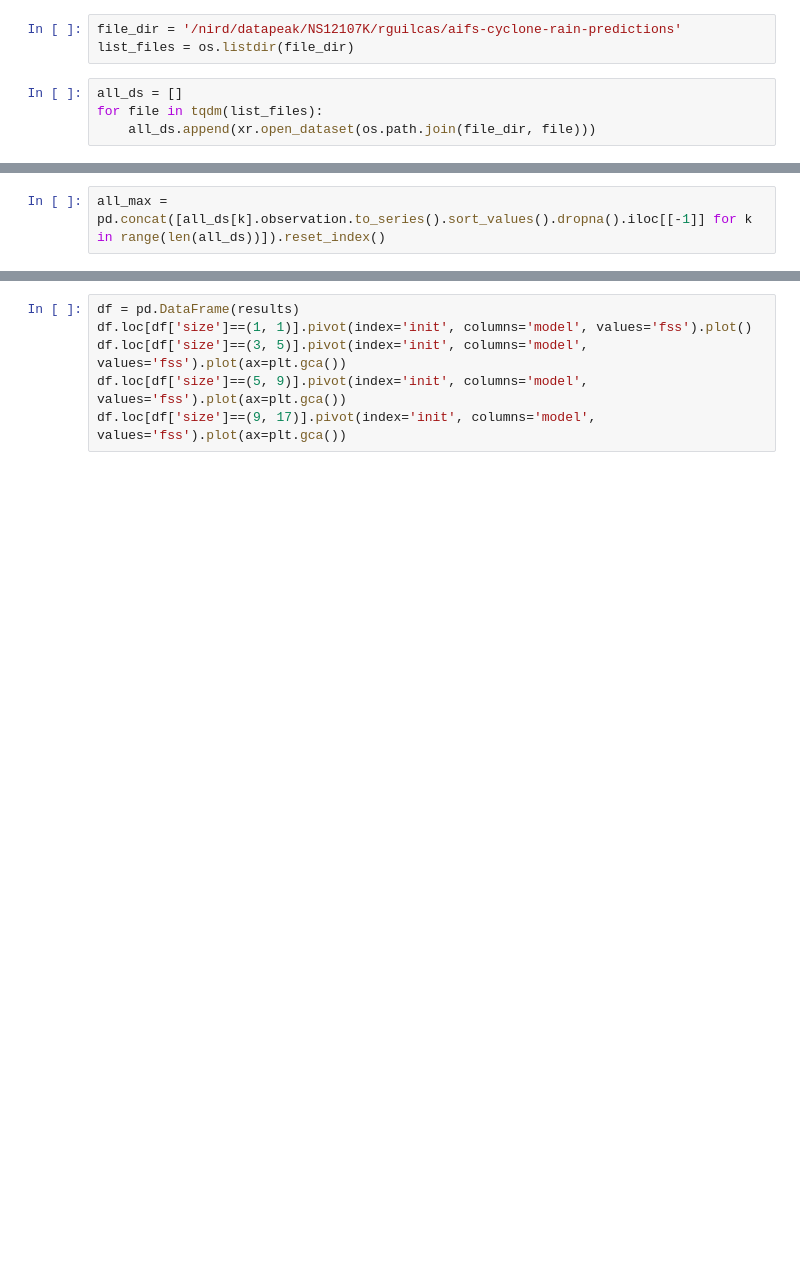
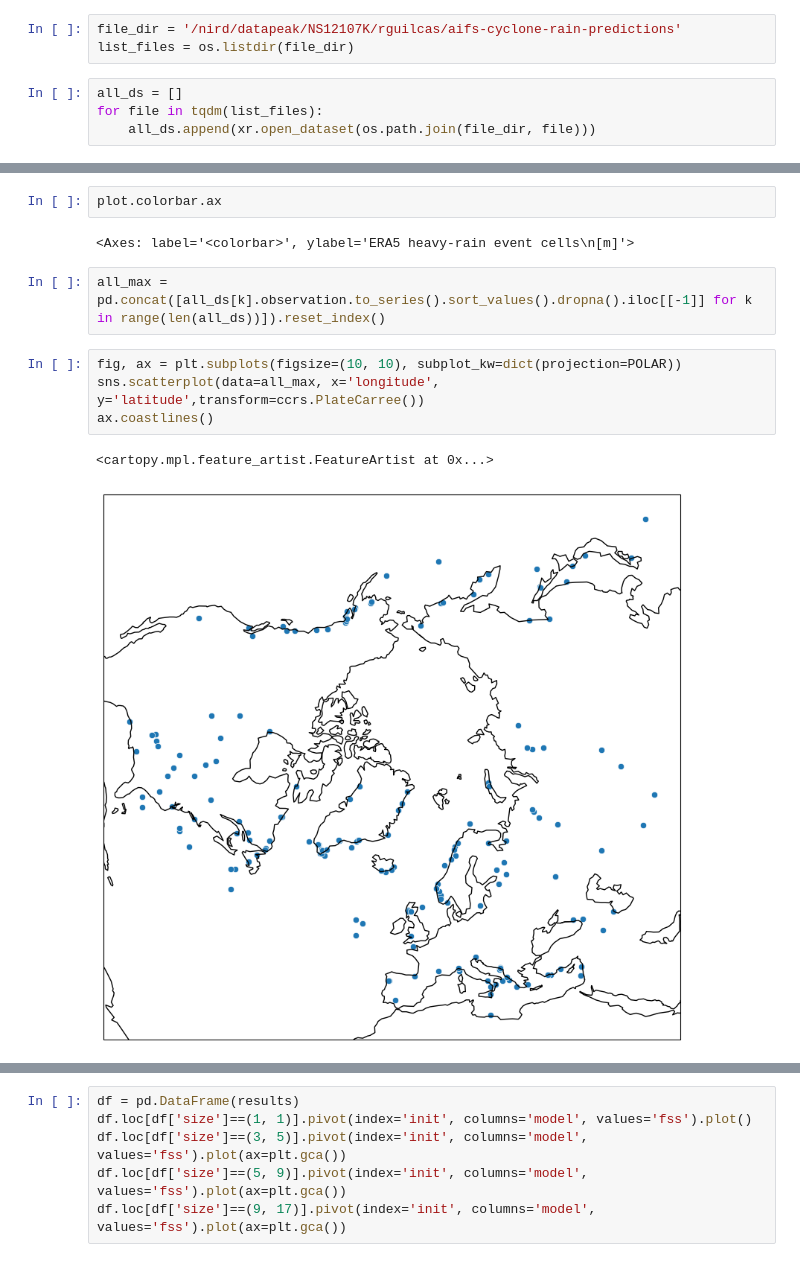
Before and after one commit to rguilcas/AIFS_cyclone_precip_evaluation, a Jupyter notebook: rain_assessment/evaluation_aifs_winter.ipynb, the cells around one changed output, grey strips where cells are left out. Saved outputs shown, nothing was run; the diff lists cells and outputs as text; blank space fills up the shorter version.

```diff
--- a/rain_assessment/evaluation_aifs_winter.ipynb
+++ b/rain_assessment/evaluation_aifs_winter.ipynb
@@ -19,3 +51,14 @@ for file in tqdm(list_files):
+# %%
+plot.colorbar.ax
+# %% [output]
+<Axes: label='<colorbar>', ylabel='ERA5 heavy-rain event cells\n[m]'>
 # %%
 all_max = pd.concat([all_ds[k].observation.to_series().sort_values().dropna().iloc[[-1]] for k in range(len(all_ds))]).reset_index()
+# %%
+fig, ax = plt.subplots(figsize=(10, 10), subplot_kw=dict(projection=POLAR))
+sns.scatterplot(data=all_max, x='longitude', y='latitude',transform=ccrs.PlateCarree())
+ax.coastlines()
+# %% [output]
+<cartopy.mpl.feature_artist.FeatureArtist at 0x...>
+[figure, added]
 # %%
```
Also changed, not shown: parts of 17 cells of this notebook, 1 other file.
